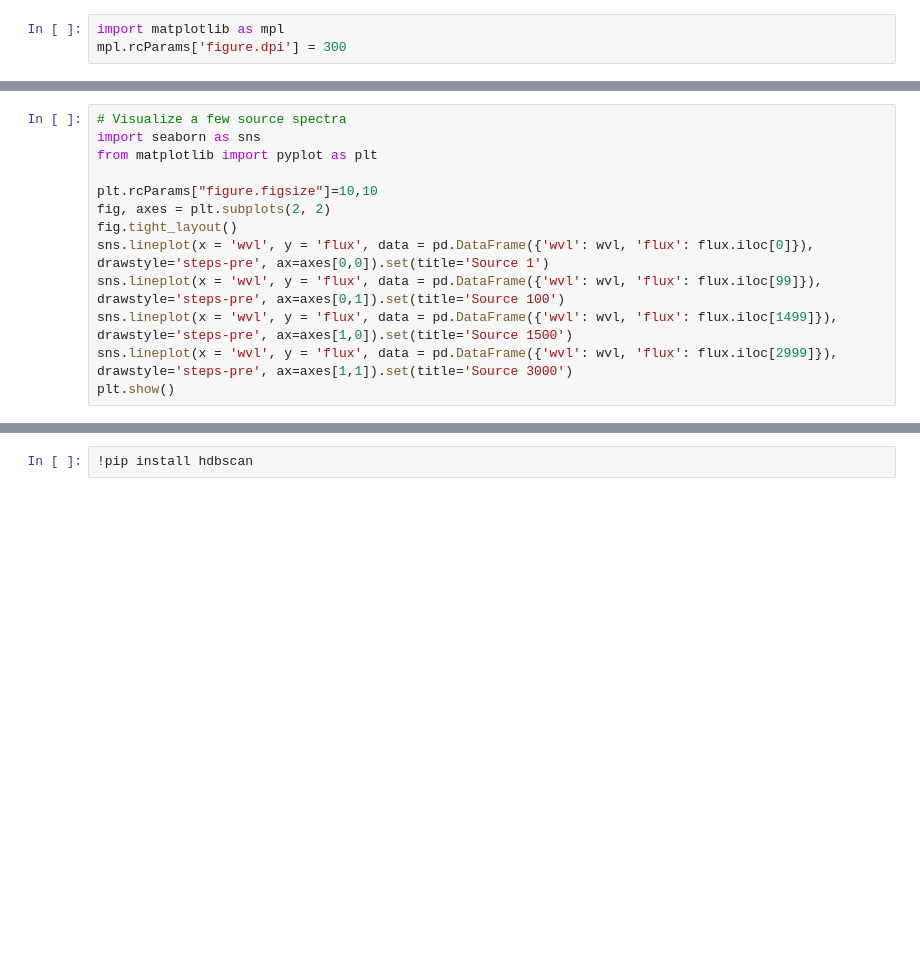
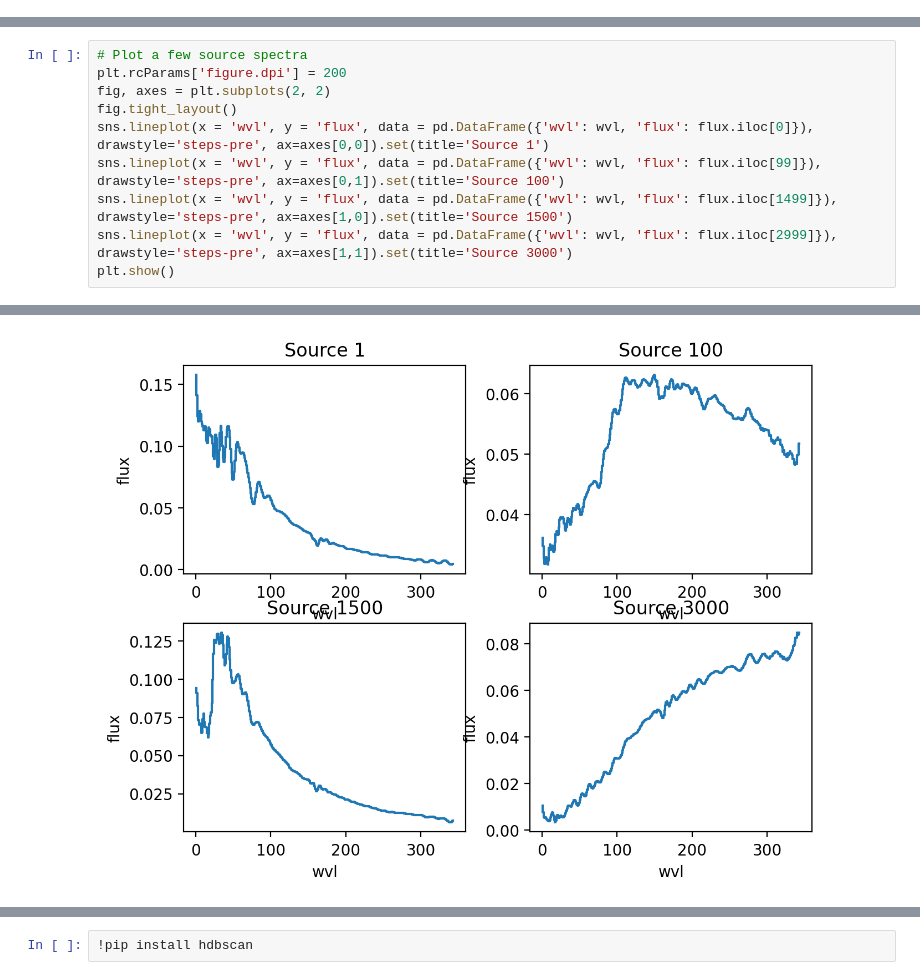
Before and after one commit to jt-ut/GaiaREU, a Jupyter notebook: GaiaREU-ML_v1.ipynb, the cells around one changed output, grey strips where cells are left out. Drawn from its saved outputs; the diff is of its cells as text; blank space fills up the shorter version.

```diff
--- a/GaiaREU-ML_v1.ipynb
+++ b/GaiaREU-ML_v1.ipynb
@@ -23,3 +73,0 @@ print(flux.iloc[0])
-# %%
-import matplotlib as mpl
-mpl.rcParams['figure.dpi'] = 300
@@ -42,9 +82,6 @@ Name: 0, Length: 343, dtype: float64
 # %%
-# Visualize a few source spectra
-import seaborn as sns
-from matplotlib import pyplot as plt
-
-plt.rcParams["figure.figsize"]=10,10
+# Plot a few source spectra
+plt.rcParams['figure.dpi'] = 200
 fig, axes = plt.subplots(2, 2)
 fig.tight_layout()
 sns.lineplot(x = 'wvl', y = 'flux', data = pd.DataFrame({'wvl': wvl, 'flux': flux.iloc[0]}), drawstyle='steps-pre', ax=axes[0,0]).set(title='Source 1')
@@ -57 +93,2 @@ plt.show()
+[figure, added]
 # %% [markdown]
```
Also changed, not shown: parts of 19 cells of this notebook.
